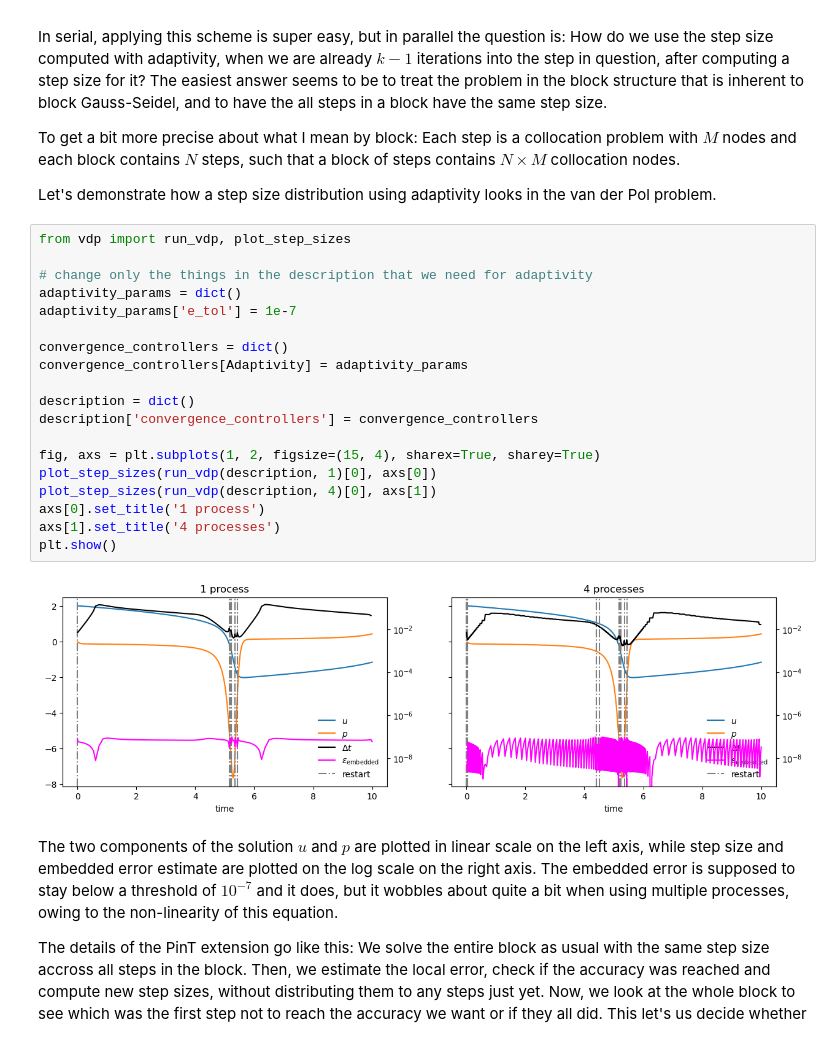
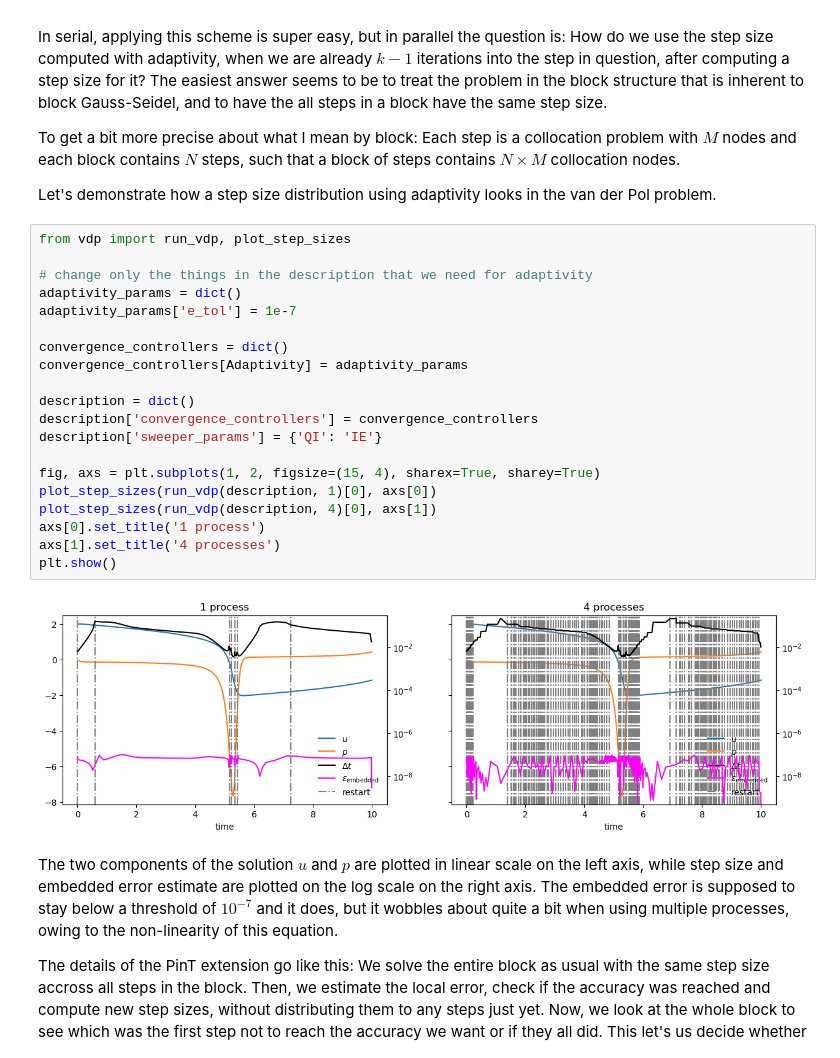
Before and after one commit to brownbaerchen/pySDC, a Jupyter notebook: pySDC/projects/Resilience/Adaptivity.ipynb, the cells around one changed output. Cells and saved outputs as stored; diff of their text form.

Commit message:
Made preconditioner available as a parameter

```diff
--- a/pySDC/projects/Resilience/Adaptivity.ipynb
+++ b/pySDC/projects/Resilience/Adaptivity.ipynb
@@ -83,24 +84,25 @@ Let's demonstrate how a step size distribution using adaptivity looks in the van
 # %%
 from vdp import run_vdp, plot_step_sizes
 
 # change only the things in the description that we need for adaptivity
 adaptivity_params = dict()
 adaptivity_params['e_tol'] = 1e-7
 
 convergence_controllers = dict()
 convergence_controllers[Adaptivity] = adaptivity_params
 
 description = dict()
 description['convergence_controllers'] = convergence_controllers
+description['sweeper_params'] = {'QI': 'IE'}
 
 fig, axs = plt.subplots(1, 2, figsize=(15, 4), sharex=True, sharey=True)
 plot_step_sizes(run_vdp(description, 1)[0], axs[0])
 plot_step_sizes(run_vdp(description, 4)[0], axs[1])
 axs[0].set_title('1 process')
 axs[1].set_title('4 processes')
 plt.show()
 # %% [output]
-[figure, old version]
+[figure, new version]
 # %% [markdown]
 The two components of the solution $u$ and $p$ are plotted in linear scale on the left axis, while step size and embedded error estimate are plotted on the log scale on the right axis.
 The embedded error is supposed to stay below a threshold of $10^{-7}$ and it does, but it wobbles about quite a bit when using multiple processes, owing to the non-linearity of this equation.
```
Also changed, not shown: parts of 2 cells of this notebook, 1 other file.
